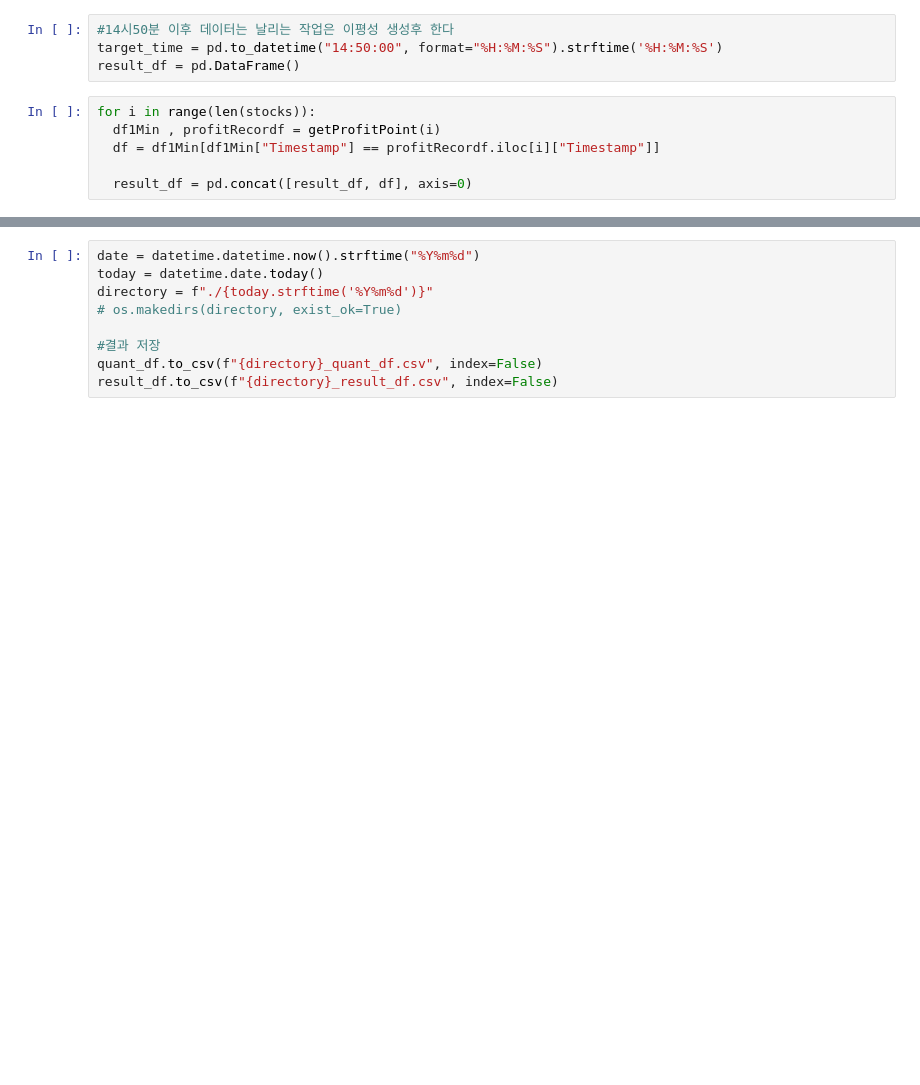
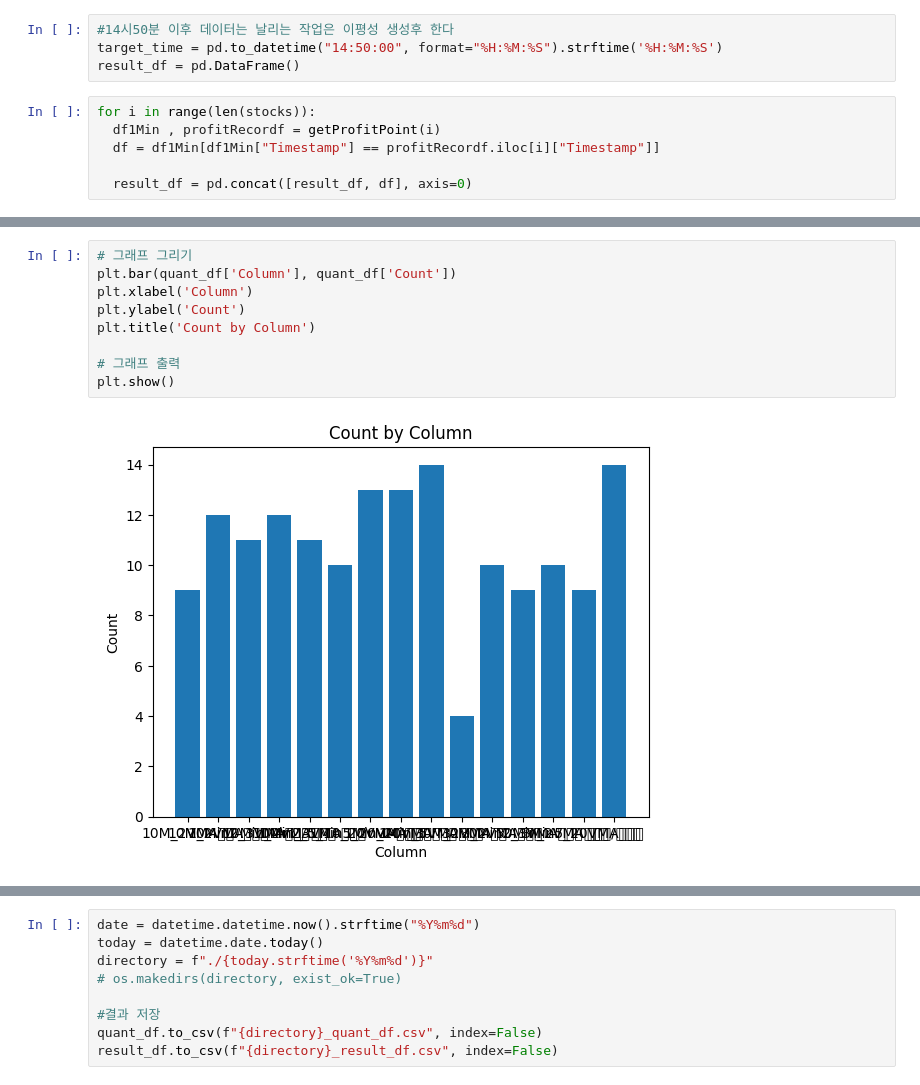
Before and after one commit to dongzooo/Quant-with-py, a Jupyter notebook: 캔들데이터 분석/종목별_수익실현_진입자리_분석.ipynb, the cells around one changed output, grey strips where cells are left out. Saved outputs shown, nothing was run; the diff lists cells and outputs as text; blank space fills up the shorter version.

```diff
--- a/캔들데이터 분석/종목별_수익실현_진입자리_분석.ipynb
+++ b/캔들데이터 분석/종목별_수익실현_진입자리_분석.ipynb
@@ -281,3 +285,14 @@ quant_df.sort_values(by='Percentage(%)', ascending=False).reset_index(drop=True)
+# %%
+# 그래프 그리기
+plt.bar(quant_df['Column'], quant_df['Count'])
+plt.xlabel('Column')
+plt.ylabel('Count')
+plt.title('Count by Column')
+
+# 그래프 출력
+plt.show()
+# %% [output]
+[figure, added]
 # %%
 date = datetime.datetime.now().strftime("%Y%m%d")
 today = datetime.date.today()
```
Also changed, not shown: parts of 9 cells of this notebook.
